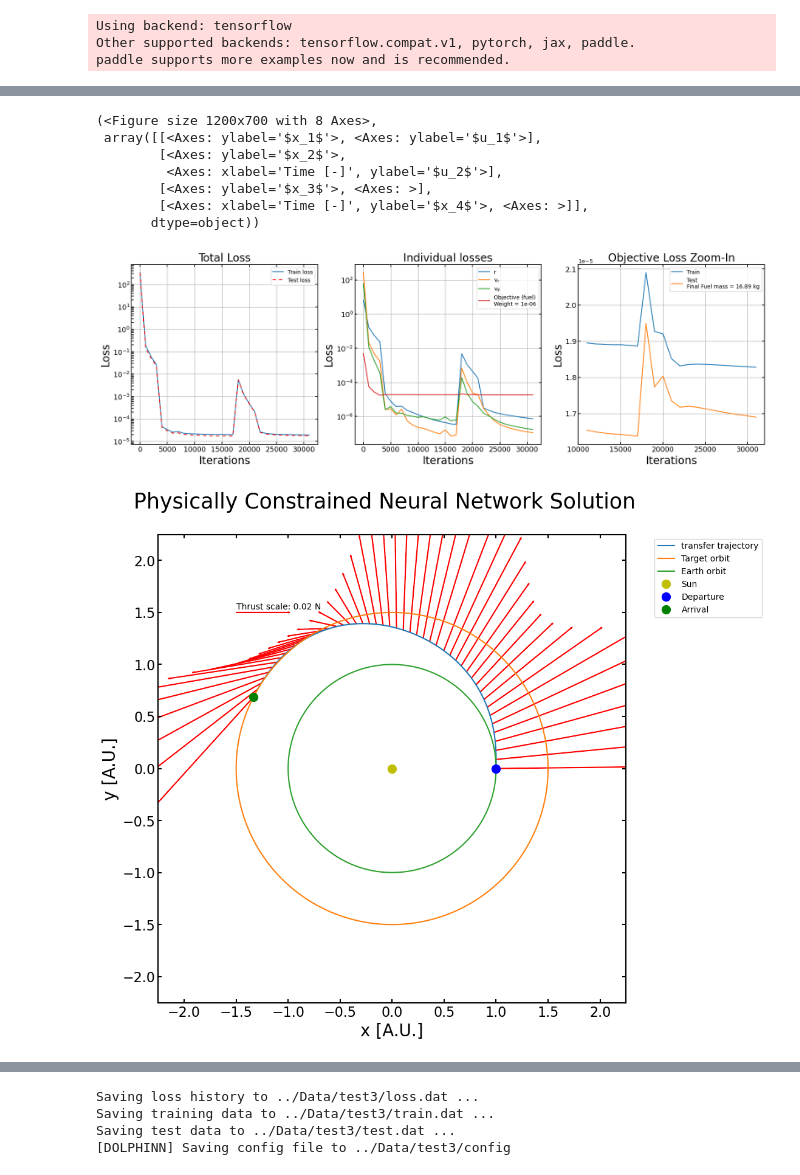
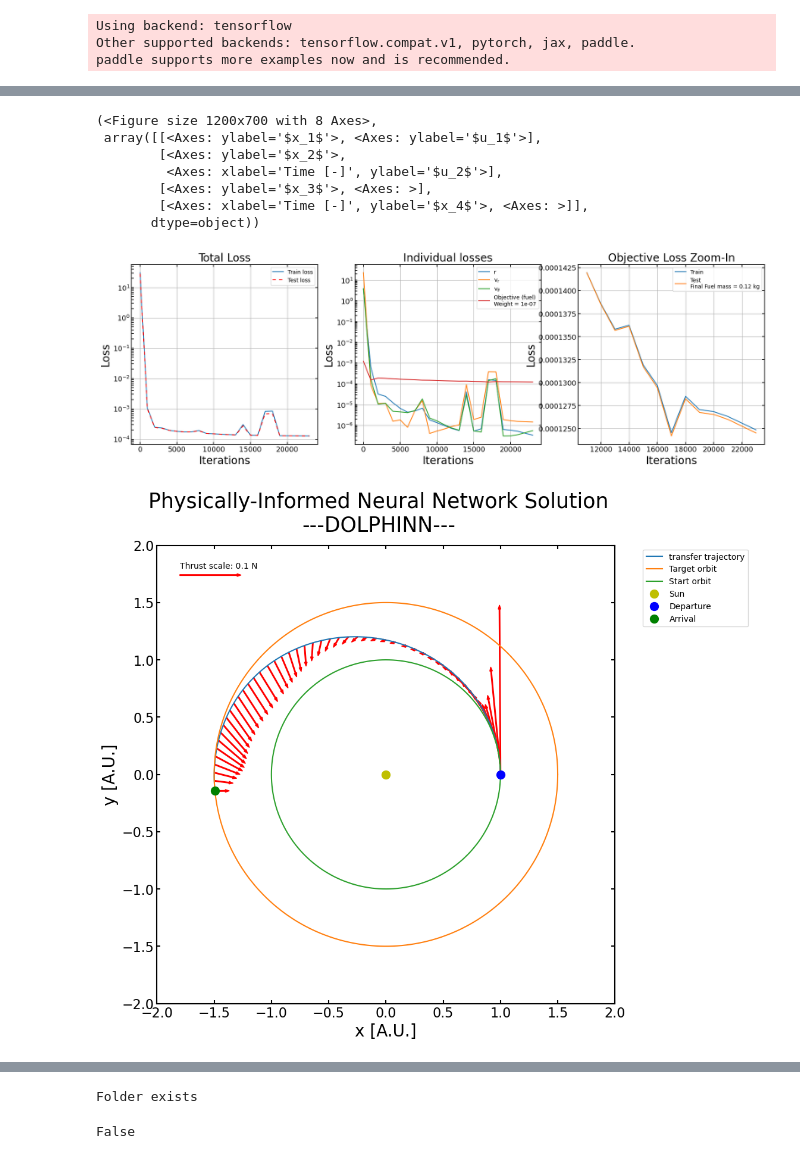
Before and after one commit to thomas7392/DOLPHINN, a Jupyter notebook: Experiments/radial_objective.ipynb, the cells around one changed output, grey strips where cells are left out. Cells and saved outputs as stored; diff of their text form; code cells hidden in the pictures.

```diff
--- a/Experiments/radial_objective.ipynb
+++ b/Experiments/radial_objective.ipynb
@@ -29,7 +28,7 @@ mu = 1.32712440042e20 # SUN
 m = 100 #Spacecraft mass
 AU = 1.5e11 #EARTH-SUN
 a = 10
-umax = 10
+umax = 1
 isp = 2500
 
 rp = AU
@@ -94,10 +93,13 @@ data = {"initial_state": initial_state,
 # Create problem
 problem = DOLPHINN(data,
                     "TwoBodyProblemRadialNonDimensionalControl",
-                    output_transform = "InitialFinalStateLayer_Radial",
-                    objective = "OptimalFuel")
+                    output_transform = "InitialFinalStateLayer_Radial_tanh",
+                    objective = "OptimalTime")
 
-restarter = Restarter(loss_weigths = [1, 1, 1, 1e-6])
-#schedule = Scheduler([(1e-3, 2000)], loss_weigths = [1, 1, 1, 1e-7])
-problem.train(restarter)
+oweigth = 1e-3
+restarter = Restarter(loss_weigths = [1, 1, 1, oweigth])
+schedule = Scheduler([(1e-3, 5000), (1e-4, 5000)],
+                     loss_weigths= [1, 1, 1, oweigth]
+                    )
+problem.train([restarter, schedule])
 # %% [output]
@@ -121,6 +123,6 @@ Instructions for updating:
 # %%
-schedule = Scheduler([(5e-2, 4000), (1e-4, 10000)],
-                     loss_weigths= [1, 1, 1, 1e-6]
+schedule = Scheduler([(5e-3, 5000), (1e-4, 5000)],
+                     loss_weigths= [1, 1, 1, oweigth]
                     )
 problem.train(schedule)
 # %% [output]
@@ -164,8 +166,8 @@ mu                             1.32712440042e+20
 # %%
 problem.verify()
 plotting.plot_loss(problem, objective_zoom=True)
-plotting.plot_transfer(problem)
-plotting.compare(problem, 'NDcartesian')
+plotting.plot_transfer(problem, thrust_scale = 0.1, r_target = 1.5, N_arrows = 50, lim = 2)
+plotting.compare(problem, 'NDcartesian', log = False)
 plotting.plot_coordinates(problem, "radial")
 # %% [output]
 [DOLPHINN] Setting up the TUDAT simulation
@@ -175,9 +177,9 @@ plotting.plot_coordinates(problem, "radial")
 (<Figure size 1200x700 with 8 Axes>,
  array([[<Axes: ylabel='$x_1$'>, <Axes: ylabel='$u_1$'>],
         [<Axes: ylabel='$x_2$'>,
          <Axes: xlabel='Time [-]', ylabel='$u_2$'>],
         [<Axes: ylabel='$x_3$'>, <Axes: >],
         [<Axes: xlabel='Time [-]', ylabel='$x_4$'>, <Axes: >]],
        dtype=object))
-[figure, old version]
+[figure, new version]
-[figure, old version]
+[figure, new version]
@@ -186,7 +188,5 @@ plotting.plot_coordinates(problem, "radial")
 # %%
-problem.store("../Data/test3/", overwrite = False)
+problem.store("../Data/test3/")
 # %% [output]
-Saving loss history to ../Data/test3/loss.dat ...
-Saving training data to ../Data/test3/train.dat ...
-Saving test data to ../Data/test3/test.dat ...
-[DOLPHINN] Saving config file to ../Data/test3/config
+Folder exists
+False
```
Also changed, not shown: parts of 5 cells of this notebook, 1 other file.
